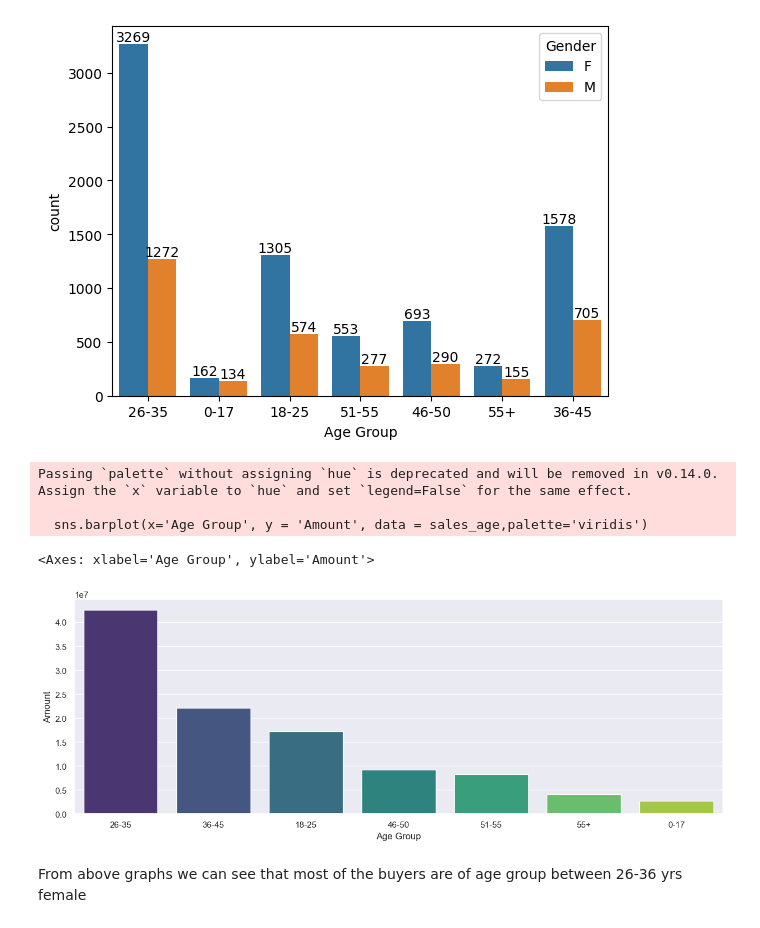
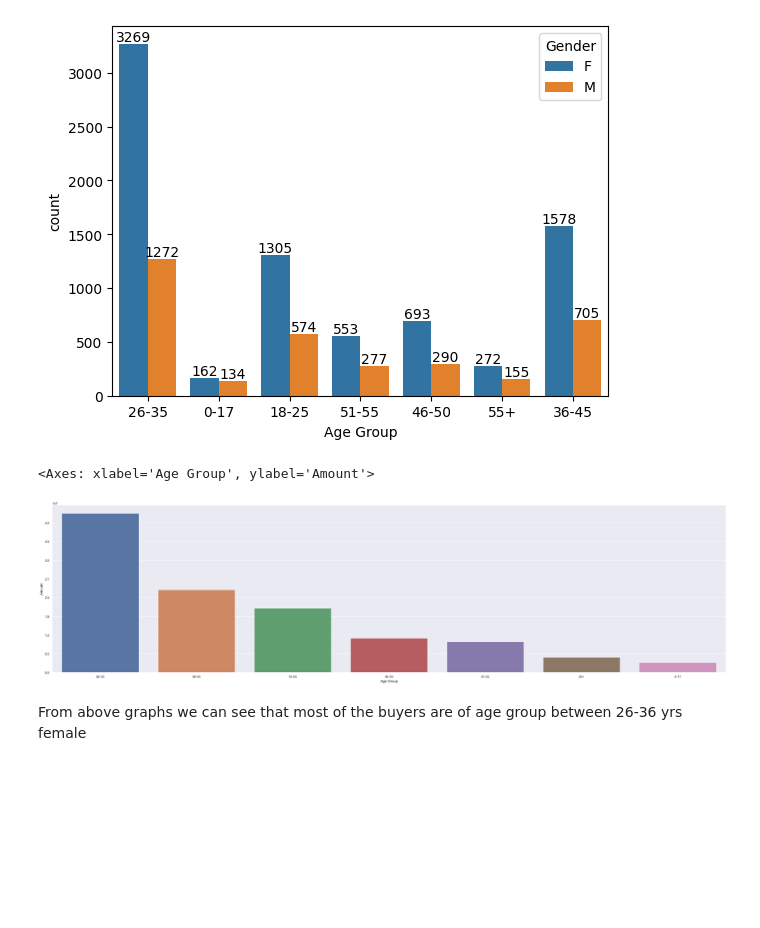
Before and after one commit to Nowshin1009/Data-Analysis-with-python, a Jupyter notebook: Diwali sell analysis/diwali_sales.ipynb, the cells around one changed output. Saved outputs shown, nothing was run; the diff lists cells and outputs as text; code cells hidden in the pictures; blank space fills up the shorter version.

```diff
--- a/Diwali sell analysis/diwali_sales.ipynb
+++ b/Diwali sell analysis/diwali_sales.ipynb
@@ -123,14 +123,11 @@ for bars in ax.containers:
 # %%
 #Total amount vs age group
 sales_age = df.groupby(['Age Group'], as_index= False)['Amount'].sum().sort_values(by='Amount', ascending=False)
 
-sns.barplot(x='Age Group', y = 'Amount', data = sales_age,palette='viridis')
+sns.barplot(x='Age Group', y = 'Amount', data = sales_age, hue='Age Group')
 # %% [output]
-Passing `palette` without assigning `hue` is deprecated and will be removed in v0.14.0. Assign the `x` variable to `hue` and set `legend=False` for the same effect.
-
-  sns.barplot(x='Age Group', y = 'Amount', data = sales_age,palette='viridis')
+<Axes: xlabel='Age Group', ylabel='Amount'>
-<Axes: xlabel='Age Group', ylabel='Amount'>
-[figure, old version]
+[figure, new version]
 # %% [markdown]
 From above graphs we can see that most of the buyers are of age group between 26-36 yrs female
 # %% [markdown]
```
Also changed, not shown: parts of 8 cells of this notebook.
